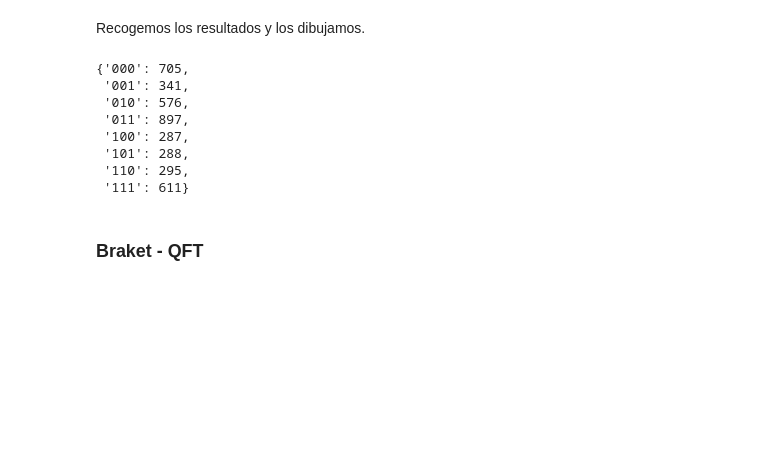
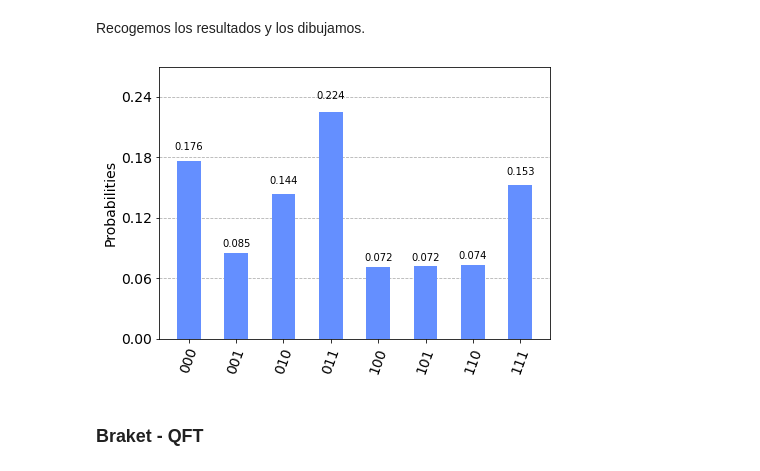
Before and after one commit to gulis1/APCC, a Jupyter notebook: Practica3/Ejercicio4.ipynb, the cells around one changed output. Saved outputs shown, nothing was run; the diff lists cells and outputs as text; code cells hidden in the pictures; blank space fills up the shorter version.

```diff
--- a/Practica3/Ejercicio4.ipynb
+++ b/Practica3/Ejercicio4.ipynb
@@ -203,16 +215,10 @@ Recogemos los resultados y los dibujamos.
 # %%
 from qiskit.visualization import plot_histogram
 
-result = backend.retrieve_job('6238d6ae0af65d12cad9263a').result()
-result.get_counts()
+
+result = backend.retrieve_job('6238d6ae0af65d12cad9263a').result().get_counts()
+plot_histogram(result)
 # %% [output]
-{'000': 705,
- '001': 341,
- '010': 576,
- '011': 897,
- '100': 287,
- '101': 288,
- '110': 295,
- '111': 611}
+[figure, added]
 # %% [markdown]
 ### Braket - QFT
```
Also changed, not shown: parts of 28 cells of this notebook.
